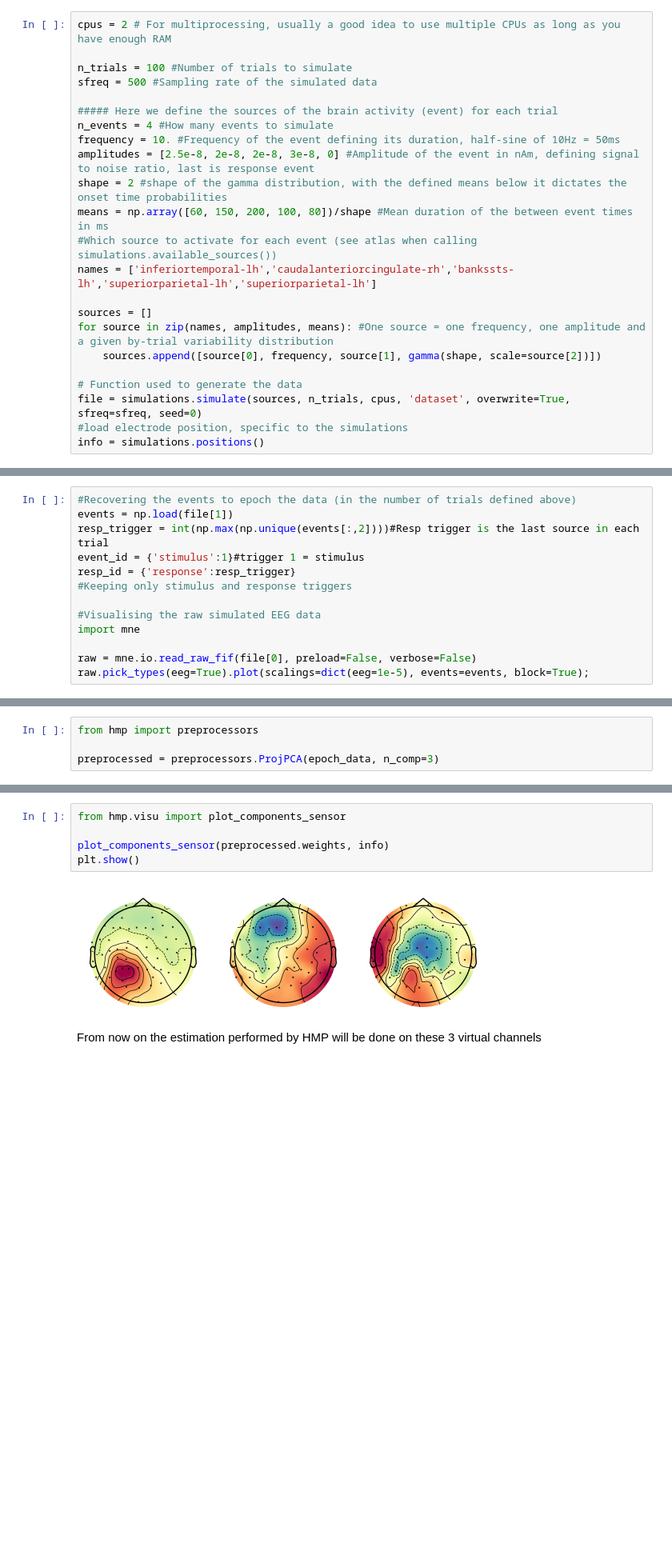
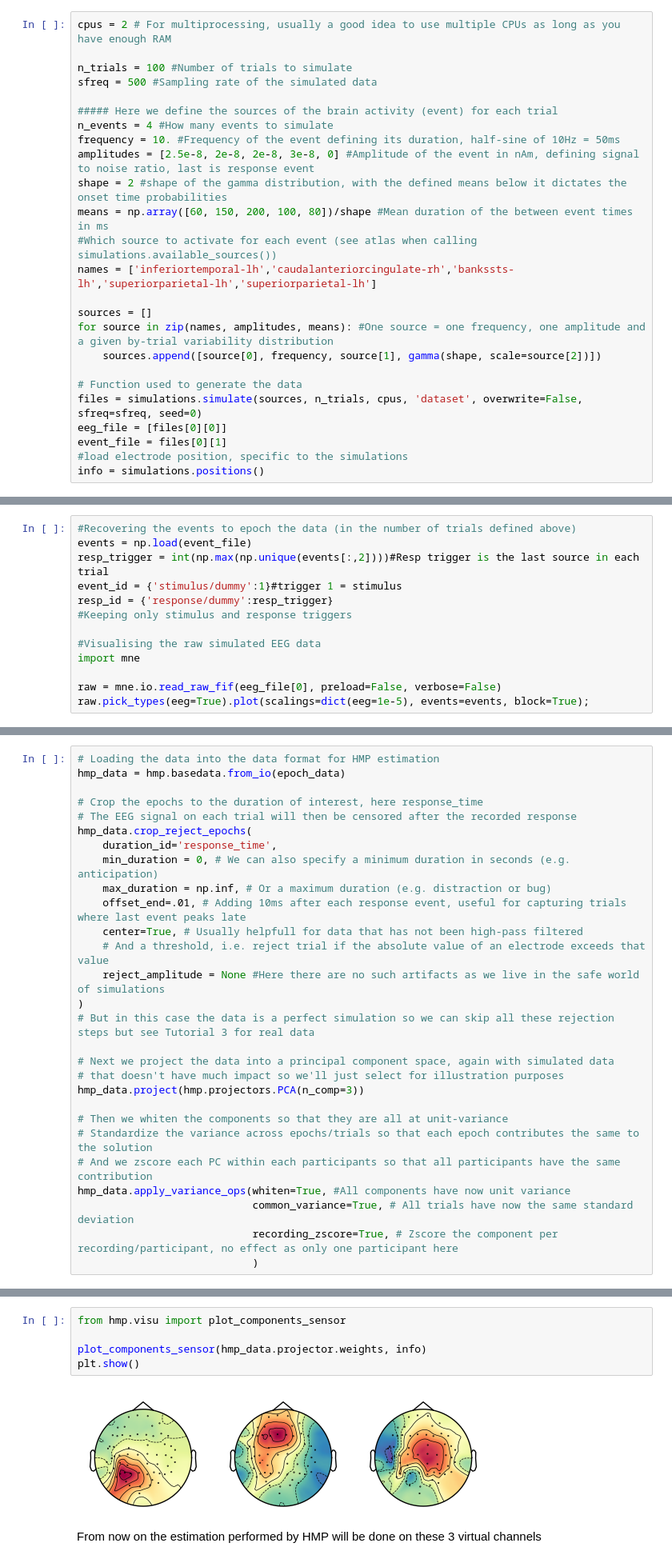
Before and after one commit to JoKra1/hsmm_mvpy, a Jupyter notebook: docs/source/notebooks/1-How_HMP_works.ipynb, the cells around one changed output, grey strips where cells are left out. Shown at 80% size. Cells and saved outputs as stored; diff of their text form; blank space fills up the shorter version.

```diff
--- a/docs/source/notebooks/1-How_HMP_works.ipynb
+++ b/docs/source/notebooks/1-How_HMP_works.ipynb
@@ -39,6 +39,8 @@ for source in zip(names, amplitudes, means): #One source = one frequency, one am
     sources.append([source[0], frequency, source[1], gamma(shape, scale=source[2])])
 
 # Function used to generate the data
-file = simulations.simulate(sources, n_trials, cpus, 'dataset', overwrite=True, sfreq=sfreq, seed=0)
+files = simulations.simulate(sources, n_trials, cpus, 'dataset', overwrite=False, sfreq=sfreq, seed=0)
+eeg_file = [files[0][0]]
+event_file = files[0][1]
 #load electrode position, specific to the simulations
 info = simulations.positions()
@@ -49,15 +48,15 @@ Simulating /home/gabriel/ownCloud/projects/RUGUU/hmp/docs/source/notebooks/./dat
 Next, we load the simulated data, reflecting a realistic EEG dataset of a single participant. As you can see, we use standard MNE functions here.
 # %%
 #Recovering the events to epoch the data (in the number of trials defined above)
-events = np.load(file[1])
+events = np.load(event_file)
 resp_trigger = int(np.max(np.unique(events[:,2])))#Resp trigger is the last source in each trial
-event_id = {'stimulus':1}#trigger 1 = stimulus
-resp_id = {'response':resp_trigger}
+event_id = {'stimulus/dummy':1}#trigger 1 = stimulus
+resp_id = {'response/dummy':resp_trigger}
 #Keeping only stimulus and response triggers
 
 #Visualising the raw simulated EEG data
 import mne
 
-raw = mne.io.read_raw_fif(file[0], preload=False, verbose=False)
+raw = mne.io.read_raw_fif(eeg_file[0], preload=False, verbose=False)
 raw.pick_types(eeg=True).plot(scalings=dict(eeg=1e-5), events=events, block=True);
 # %% [output]
@@ -114,7 +158,31 @@ Next, we preprocess the data for HMP:
 
 For the PCA we select 3 components for simplicity (more on this with real data in Tutorial 3).
 # %%
-from hmp import preprocessors
+# Loading the data into the data format for HMP estimation
+hmp_data = hmp.basedata.from_io(epoch_data)
 
-preprocessed = preprocessors.ProjPCA(epoch_data, n_comp=3)
+# Crop the epochs to the duration of interest, here response_time
+# The EEG signal on each trial will then be censored after the recorded response
+hmp_data.crop_reject_epochs(
+    duration_id='response_time',
+    min_duration = 0, # We can also specify a minimum duration in seconds (e.g. anticipation)
+    max_duration = np.inf, # Or a maximum duration (e.g. distraction or bug)
+    offset_end=.01, # Adding 10ms after each response event, useful for capturing trials where last event peaks late
+    center=True, # Usually helpfull for data that has not been high-pass filtered
+    # And a threshold, i.e. reject trial if the absolute value of an electrode exceeds that value
+    reject_amplitude = None #Here there are no such artifacts as we live in the safe world of simulations
+)
+# But in this case the data is a perfect simulation so we can skip all these rejection steps but see Tutorial 3 for real data
+
+# Next we project the data into a principal component space, again with simulated data
+# that doesn't have much impact so we'll just select for illustration purposes
+hmp_data.project(hmp.projectors.PCA(n_comp=3))
+
+# Then we whiten the components so that they are all at unit-variance
+# Standardize the variance across epochs/trials so that each epoch contributes the same to the solution
+# And we zscore each PC within each participants so that all participants have the same contribution
+hmp_data.apply_variance_ops(whiten=True, #All components have now unit variance
+                            common_variance=True, # All trials have now the same standard deviation
+                            recording_zscore=True, # Zscore the component per recording/participant, no effect as only one participant here
+                            )
 # %% [output]
@@ -126,10 +219,10 @@ Rejection summary:
 # %%
 from hmp.visu import plot_components_sensor
 
-plot_components_sensor(preprocessed.weights, info)
+plot_components_sensor(hmp_data.projector.weights, info)
 plt.show()
 # %% [output]
-[figure, old version]
+[figure, new version]
 # %% [markdown]
 From now on the estimation performed by HMP will be done on these 3 virtual channels
 # %% [markdown]
```
Also changed, not shown: parts of 33 cells of this notebook, 39 other files.
